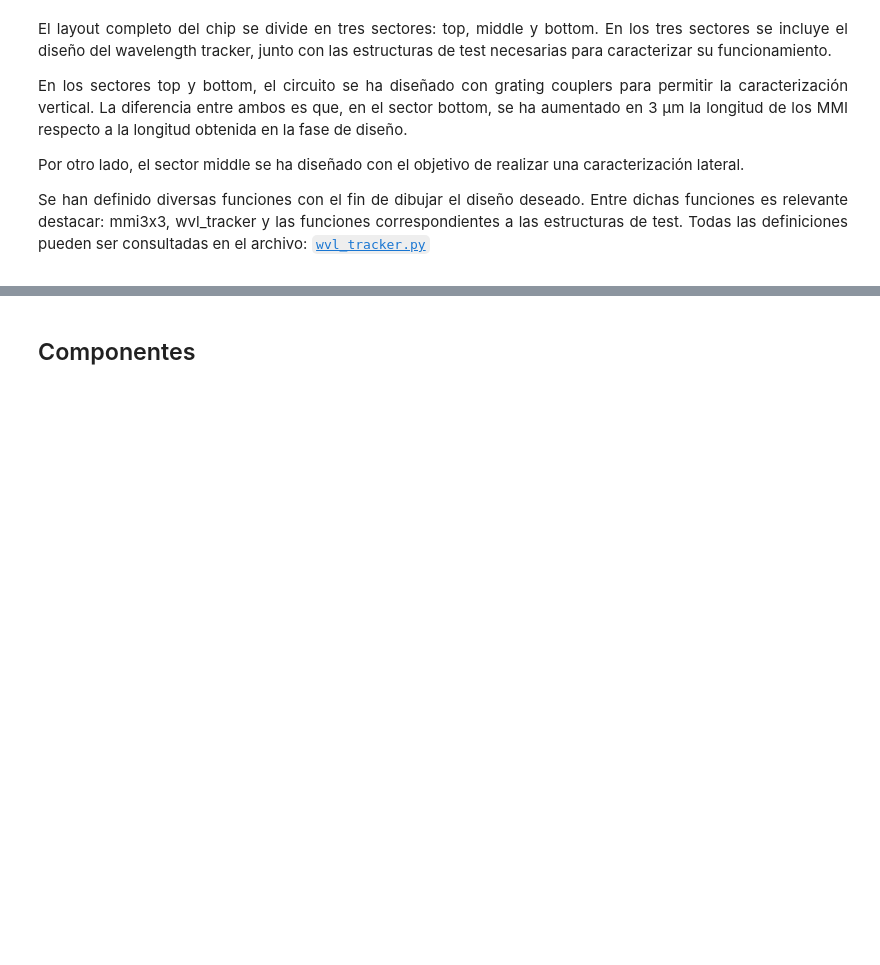
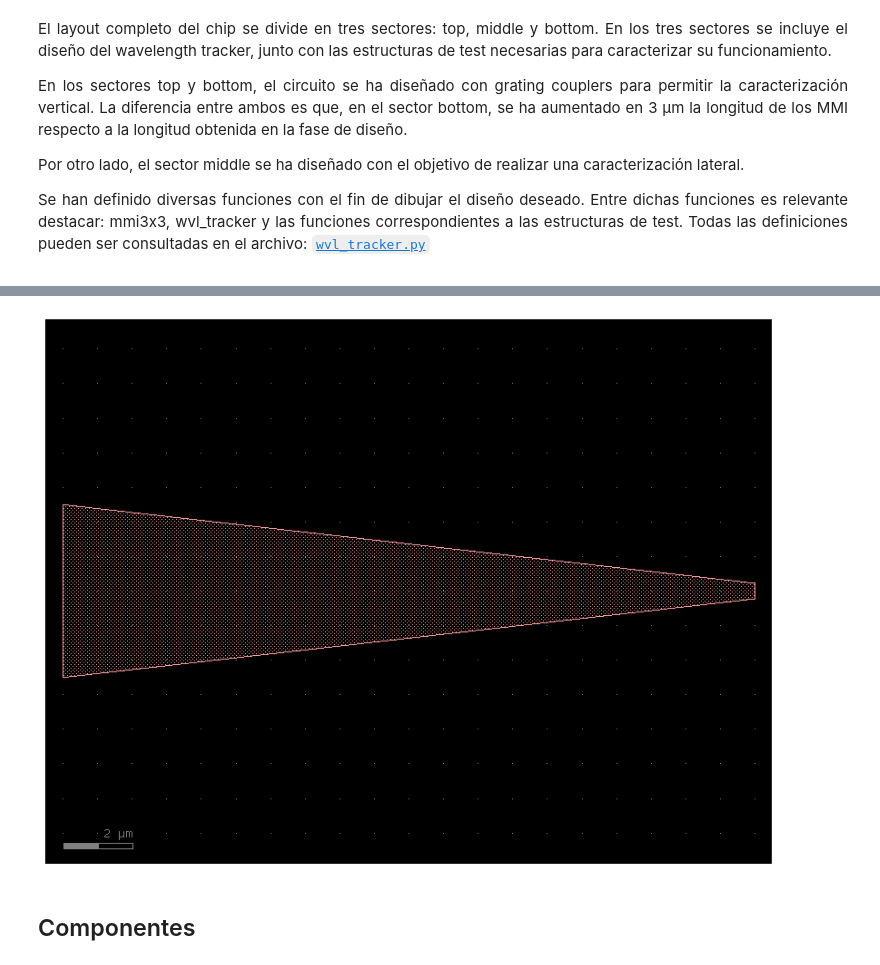
Before and after one commit to mromgar1/pic-upv-lab5-finalproject, a Jupyter notebook: LAYOUT_SOI.ipynb, the cells around one changed output, grey strips where cells are left out. Drawn from its saved outputs; the diff is of its cells as text; code cells hidden in the pictures; blank space fills up the shorter version.

```diff
--- a/LAYOUT_SOI.ipynb
+++ b/LAYOUT_SOI.ipynb
@@ -169,3 +185,10 @@ main.show()
+# %%
+c = gf.Component()
+tap = c << cells.taper(20, width2 = 5)
+tap.dmirror_x()
+c.plot()
+# %% [output]
+[figure, added]
 # %% [markdown]
 ## Componentes
 # %% [markdown]
```
Also changed, not shown: parts of 1 cell of this notebook.
